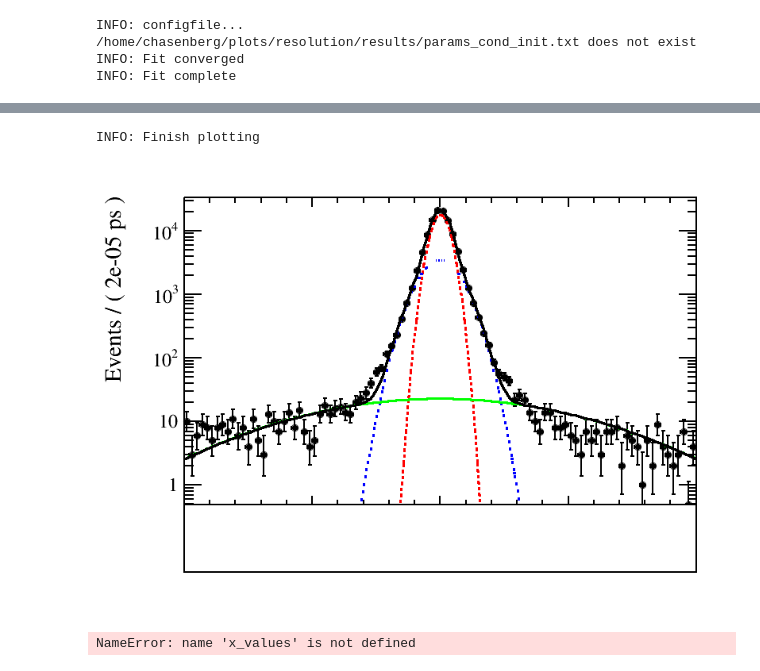
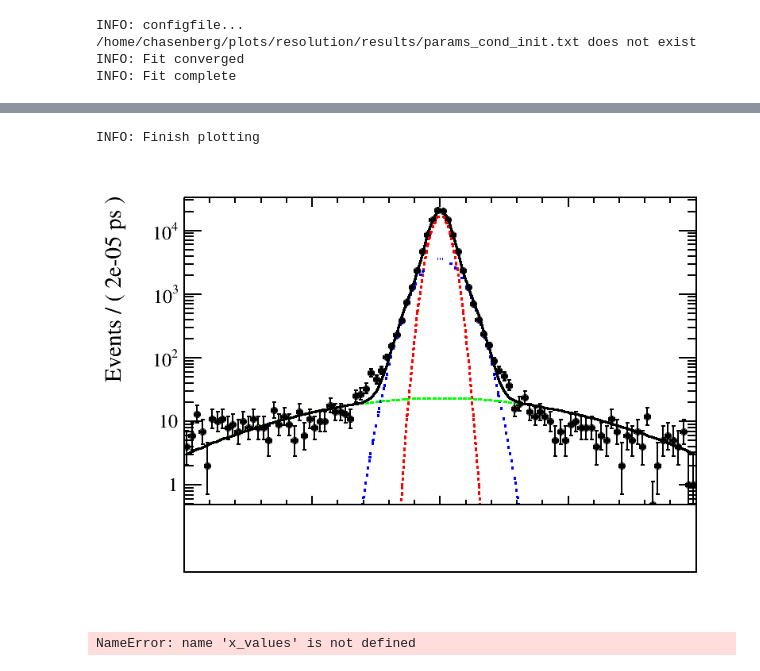
Before and after one commit to chasenberg/Masterthesis, a Jupyter notebook: notebooks/decaytime_studies/resolution/per_event_res_mc.ipynb, the cells around one changed output, grey strips where cells are left out. Saved outputs shown, nothing was run; the diff lists cells and outputs as text; code cells hidden in the pictures.

```diff
--- a/notebooks/decaytime_studies/resolution/per_event_res_mc.ipynb
+++ b/notebooks/decaytime_studies/resolution/per_event_res_mc.ipynb
@@ -152,7 +152,7 @@ parResCond_b_1 = RooRealVar('parResCond_b_1', 'parResCond_b_1', 0.00003, 0.00000
 ROOT.SetOwnership(parResCond_b_1, False)
 
 
-parResCond_a_2 = RooRealVar('parResCond_a_2', 'parResCond_a_2',0.00136,0.00136,0.00136)
+parResCond_a_2 = RooRealVar('parResCond_a_2', 'parResCond_a_2',0.000136,0.0001,0.0014)#0.00136,0.00136)
 ROOT.SetOwnership(parResCond_a_2, False)
 parResCond_b_2 = RooRealVar('parResCond_b_2', 'parResCond_b_2',0.00005, 0.000003, 0.0008)
 ROOT.SetOwnership(parResCond_b_2, False)
@@ -179,9 +179,9 @@ ROOT.SetOwnership(parResCondSigma_3, False)
 
 
 #Fractions of particular PDF's
-parResCondFrac_1 = RooRealVar('parResCondFrac_1', 'parResCondFrac_1', 0.45, 0,1)
+parResCondFrac_1 = RooRealVar('parResCondFrac_1', 'parResCondFrac_1',0.6830994163212611, 0,1 )#0.45, 0,1)
 ROOT.SetOwnership(parResCondFrac_1, False)
-parResCondFrac_2 = RooRealVar('parResCondFrac_2', 'parResCondFrac_2', 0.35, 0.0, 1)
+parResCondFrac_2 = RooRealVar('parResCondFrac_2', 'parResCondFrac_2', 0.30416780073511007, 0,1)#0.35, 0.0, 1)
 ROOT.SetOwnership(parResCondFrac_2, False)
 
 
@@ -399,10 +399,10 @@ def plot_like_a_pro(n_steps, n_bins, range_name, plot_var, data_model, data_set)
     print('INFO: Finish plotting', flush=True)
     return(can)
 # %%
-plot_like_a_pro(200, 100, range_name, obsTimeRes, data_model_cond, dataset)
+plot_like_a_pro(100, 100, range_name, obsTimeRes, data_model_cond, dataset)
 # %% [output]
 INFO: Finish plotting
-[figure, old version]
+[figure, new version]
 # %%
 y_narrow = {}
 y_wide   = {}
```
Also changed, not shown: parts of 4 cells of this notebook.
